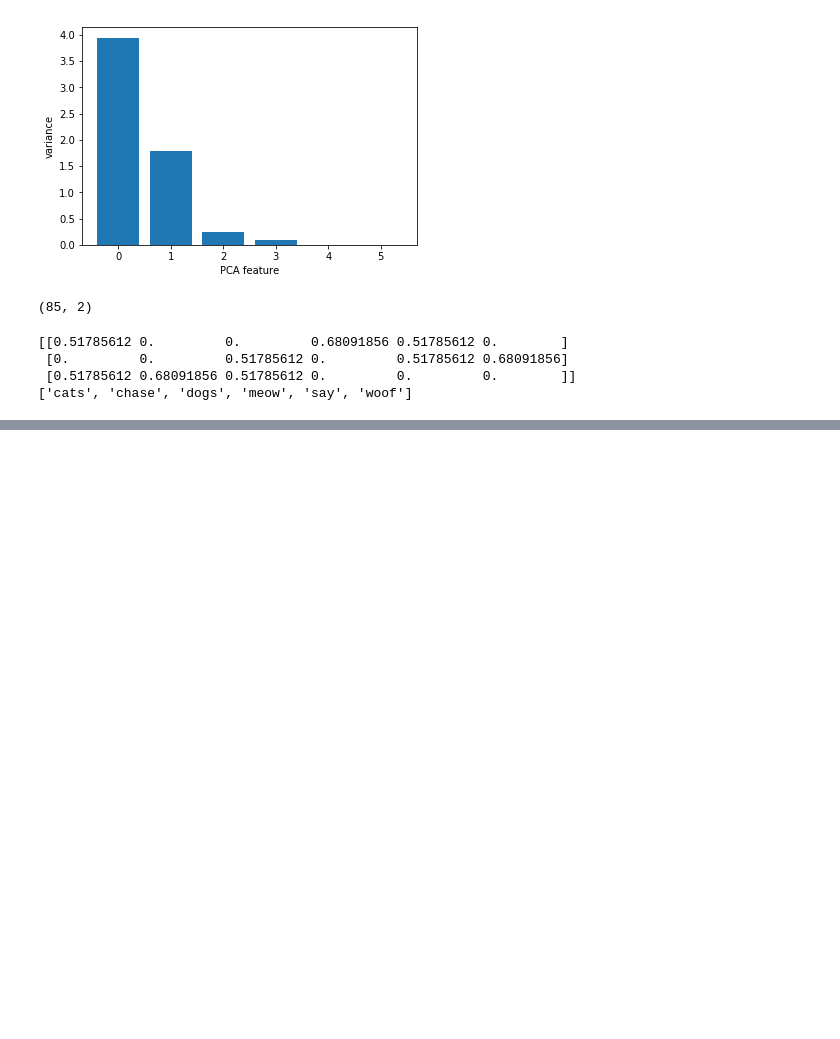
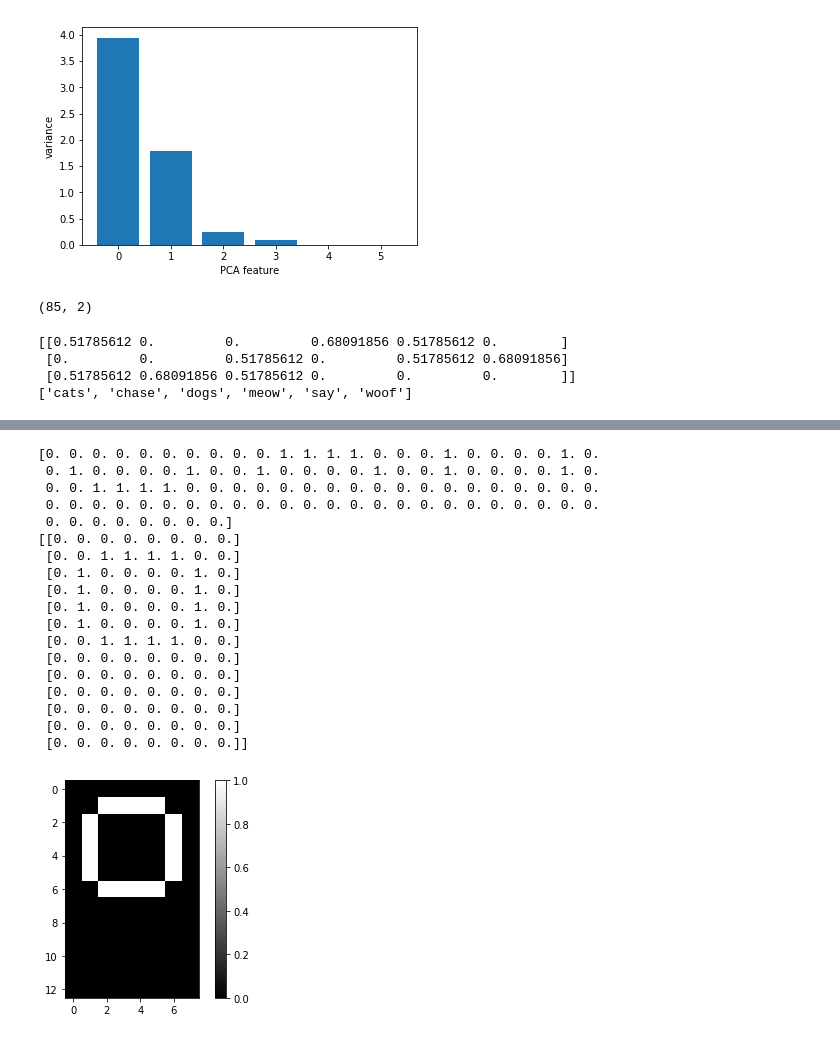
Before and after one commit to saurabhsharma0404/PCA, a Jupyter notebook: PCA.ipynb, the cells around one changed output, grey strips where cells are left out. Cells and saved outputs as stored; diff of their text form; code cells hidden in the pictures; blank space fills up the shorter version.

```diff
--- a/PCA.ipynb
+++ b/PCA.ipynb
@@ -213,0 +291,40 @@ print(df.sort_values('label'))
+# %%
+dig = pd.read_csv('data/lcd-digits.csv')
+samples = np.array(dig)
+
+# Select the 0th row: digit
+digit = samples[0,:]
+
+# Print digit
+print(digit)
+
+# Reshape digit to a 13x8 array: bitmap
+bitmap = digit.reshape((13,8))
+
+# Print bitmap
+print(bitmap)
+
+# Use plt.imshow to display bitmap
+plt.imshow(bitmap, cmap='gray', interpolation='nearest')
+plt.colorbar()
+plt.show()
+# %% [output]
+[0. 0. 0. 0. 0. 0. 0. 0. 0. 0. 1. 1. 1. 1. 0. 0. 0. 1. 0. 0. 0. 0. 1. 0.
+ 0. 1. 0. 0. 0. 0. 1. 0. 0. 1. 0. 0. 0. 0. 1. 0. 0. 1. 0. 0. 0. 0. 1. 0.
+ 0. 0. 1. 1. 1. 1. 0. 0. 0. 0. 0. 0. 0. 0. 0. 0. 0. 0. 0. 0. 0. 0. 0. 0.
+ 0. 0. 0. 0. 0. 0. 0. 0. 0. 0. 0. 0. 0. 0. 0. 0. 0. 0. 0. 0. 0. 0. 0. 0.
+ 0. 0. 0. 0. 0. 0. 0. 0.]
+[[0. 0. 0. 0. 0. 0. 0. 0.]
+ [0. 0. 1. 1. 1. 1. 0. 0.]
+ [0. 1. 0. 0. 0. 0. 1. 0.]
+ [0. 1. 0. 0. 0. 0. 1. 0.]
+ [0. 1. 0. 0. 0. 0. 1. 0.]
+ [0. 1. 0. 0. 0. 0. 1. 0.]
+ [0. 0. 1. 1. 1. 1. 0. 0.]
+ [0. 0. 0. 0. 0. 0. 0. 0.]
+ [0. 0. 0. 0. 0. 0. 0. 0.]
+ [0. 0. 0. 0. 0. 0. 0. 0.]
+ [0. 0. 0. 0. 0. 0. 0. 0.]
+ [0. 0. 0. 0. 0. 0. 0. 0.]
+ [0. 0. 0. 0. 0. 0. 0. 0.]]
+[figure, added]
```
Also changed, not shown: parts of 9 cells of this notebook.
